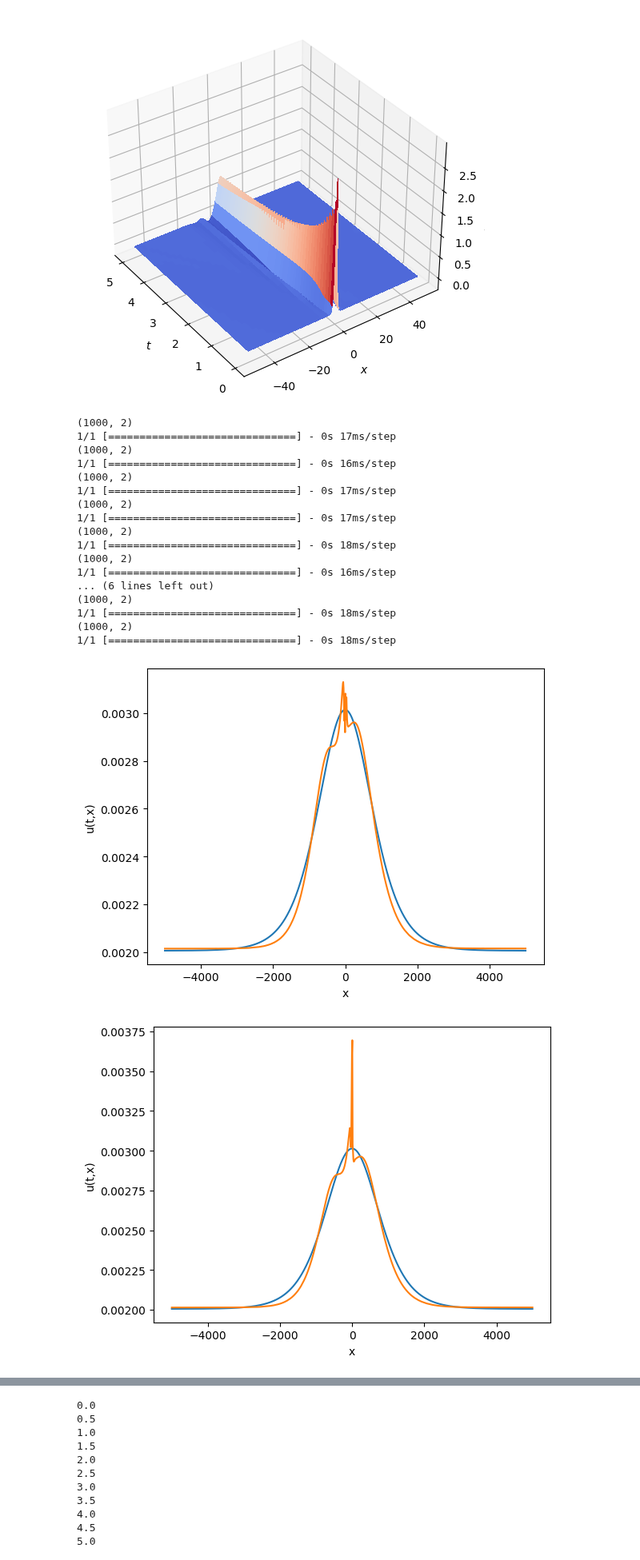
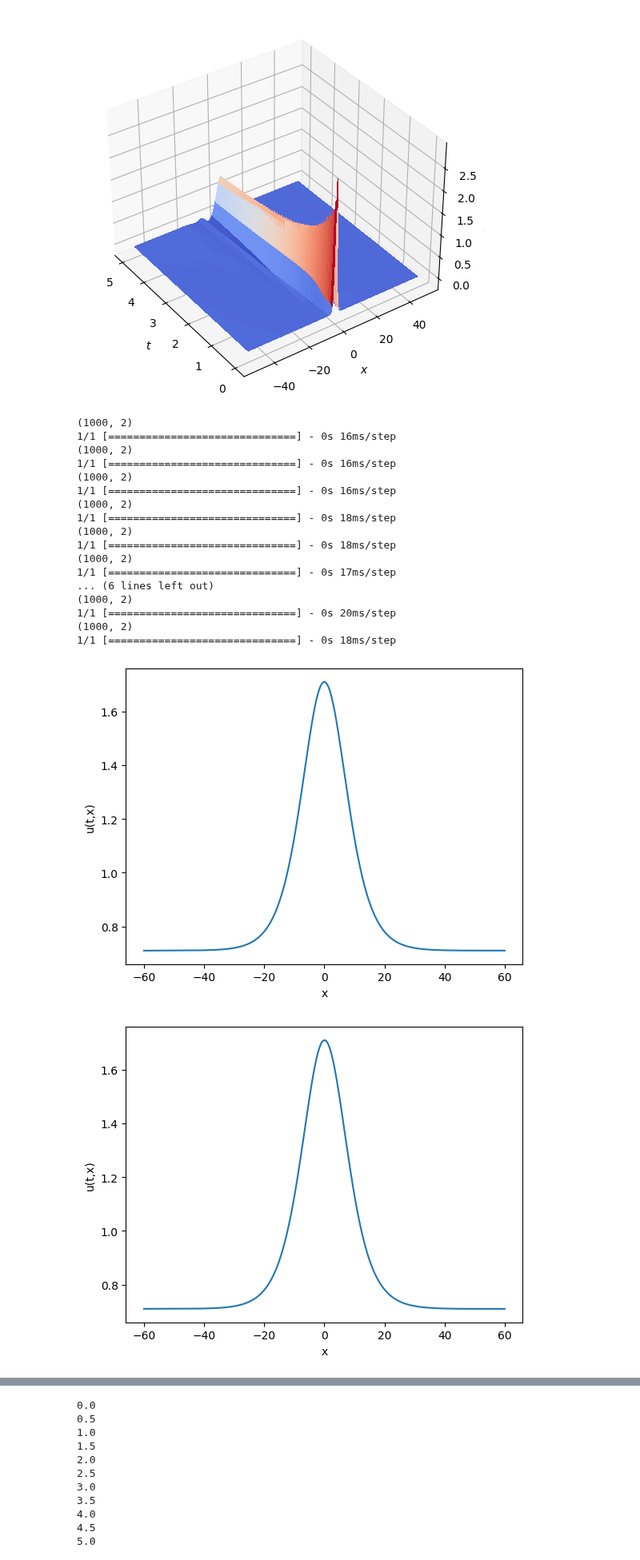
Before and after one commit to naiaseh/Trunk, a Jupyter notebook: PinnNew/KdVB.ipynb, the cells around one changed output, grey strips where cells are left out. Shown at 80% size. Drawn from its saved outputs; the diff is of its cells as text; code cells hidden in the pictures.

```diff
--- a/PinnNew/KdVB.ipynb
+++ b/PinnNew/KdVB.ipynb
@@ -42,15 +42,15 @@ b'/content/drive/MyDrive/Trunk/PinnNew'
 
 
 
-alpha = 0.5
-beta = 0.7
+alpha = 0.01
+beta = 0.5
 gamma = 1.
 c0 = 1.
-k = 0.001
+k = 0.1
 phi = 2*k/gamma * 2 * (alpha + 2*beta*k)
 c = c0
 ampl = 2*k/gamma * (alpha + 6*beta*k)
-phi = phi
+phi = phi/ampl
 # k= alpha/(10*beta)
 
 # c= 6./25. * alpha**2 / beta
@@ -73,7 +73,7 @@ def phi_function(tx):
 
     # u = tf.where(tf.math.is_nan(u), 0., u)
     # u = tf.where(tf.math.is_inf(u), 0., u)
-    return u
+    return u/ampl
 
 
 # def phi_function(tx):
@@ -96,7 +96,7 @@ def boundary_function(tx):
 
 # x_start = 0
 # length = 8*np.pi
-x_start =  -5000.
-length = 5000.#10
+x_start =  -60.
+length = 60.#10
 t0 = 0.
-time = 10.
+time = 1000.
@@ -305,7 +309,7 @@ tf.shape(tx_eqn)
 # %%
 backbone = create_dense_model([32, 32, 32], activation='tanh', initializer='glorot_normal',\
     n_inputs=2, n_outputs=1)
-pinn = KdVBurgersPinn(backbone, alpha=alpha, beta=beta, gamma=gamma,c=0., loss_residual_weight = 1.)
+pinn = KdVBurgersPinn(backbone, alpha=alpha, beta=beta, gamma=gamma*ampl,c=0., loss_residual_weight = 1.)
 a0 = 1e-3
 decay_step = 1000
 rate = 0.95
@@ -401,7 +405,7 @@ def plot_snapshots(timeList,num_test_samples = 1000, phi_function = phi_function
         tx = np.stack([np.full(t_flat.shape, t_cs), x_flat], axis=-1)
         print(tx.shape)
         u = pinn.backbone.predict(tx, batch_size=num_test_samples)
-        plt.plot(x_flat, phi_function(tx),label = 'exact at time {}'.format(t_cs))
+        # plt.plot(x_flat, phi_function(tx),label = 'exact at time {}'.format(t_cs))
         plt.plot(x_flat, u, label = 'prediction at time {}'.format(t_cs))
         # plt.plot(x_flat, phi_function_solitonsAdded(tx),label = 'added at time {}'.format(t_cs))
 
@@ -482,30 +486,31 @@ current_weights = pinn.backbone.get_weights()
 with open('PickleFiles/KdVB/Alpha0-5/KdVBalpha1-5Time10-3x32SmallAmpl.pickle', 'wb') as f:
     pickle.dump(current_weights, f)
 # %%
-T = np.arange(t0,time+1)
+step = 100
+T = np.arange(t0,time+step, step)
 for inde, Tt in enumerate(T):
   plt.figure()
   plot_snapshots([Tt], phi_function = phi_function, pinn = pinn)
   # plt.ylim([-0.5, 2.3])
   # plt.xlim([-50,50])
   # plt.savefig(str(os.getcwdb())[2:-1]+"/FinalPictures/KdVBTwoSolitonAlpha0-1/fr"+str(inde)+".pdf", format="pdf", bbox_inches="tight")
 # %% [output]
-(1000, 2)
-1/1 [==============================] - 0s 17ms/step
 (1000, 2)
 1/1 [==============================] - 0s 16ms/step
 (1000, 2)
-1/1 [==============================] - 0s 17ms/step
-(1000, 2)
-1/1 [==============================] - 0s 17ms/step
-(1000, 2)
-1/1 [==============================] - 0s 18ms/step
+1/1 [==============================] - 0s 16ms/step
 (1000, 2)
 1/1 [==============================] - 0s 16ms/step
-... (6 lines left out)
 (1000, 2)
 1/1 [==============================] - 0s 18ms/step
 (1000, 2)
 1/1 [==============================] - 0s 18ms/step
+(1000, 2)
+1/1 [==============================] - 0s 17ms/step
+... (6 lines left out)
+(1000, 2)
+1/1 [==============================] - 0s 20ms/step
+(1000, 2)
+1/1 [==============================] - 0s 18ms/step
-[figure, old version]
+[figure, new version]
-[figure, old version]
+[figure, new version]
```
Also changed, not shown: parts of 10 cells of this notebook.
